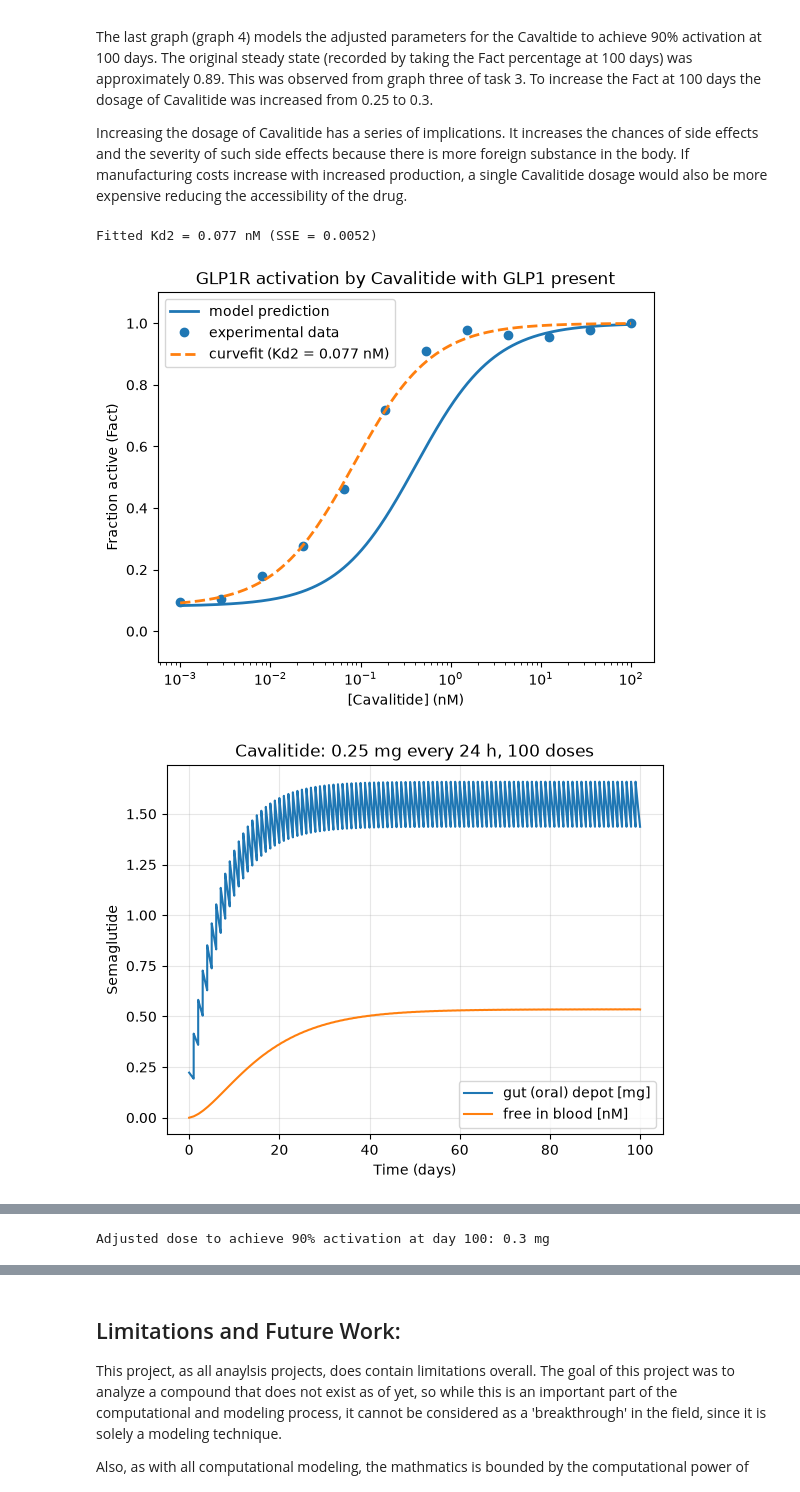
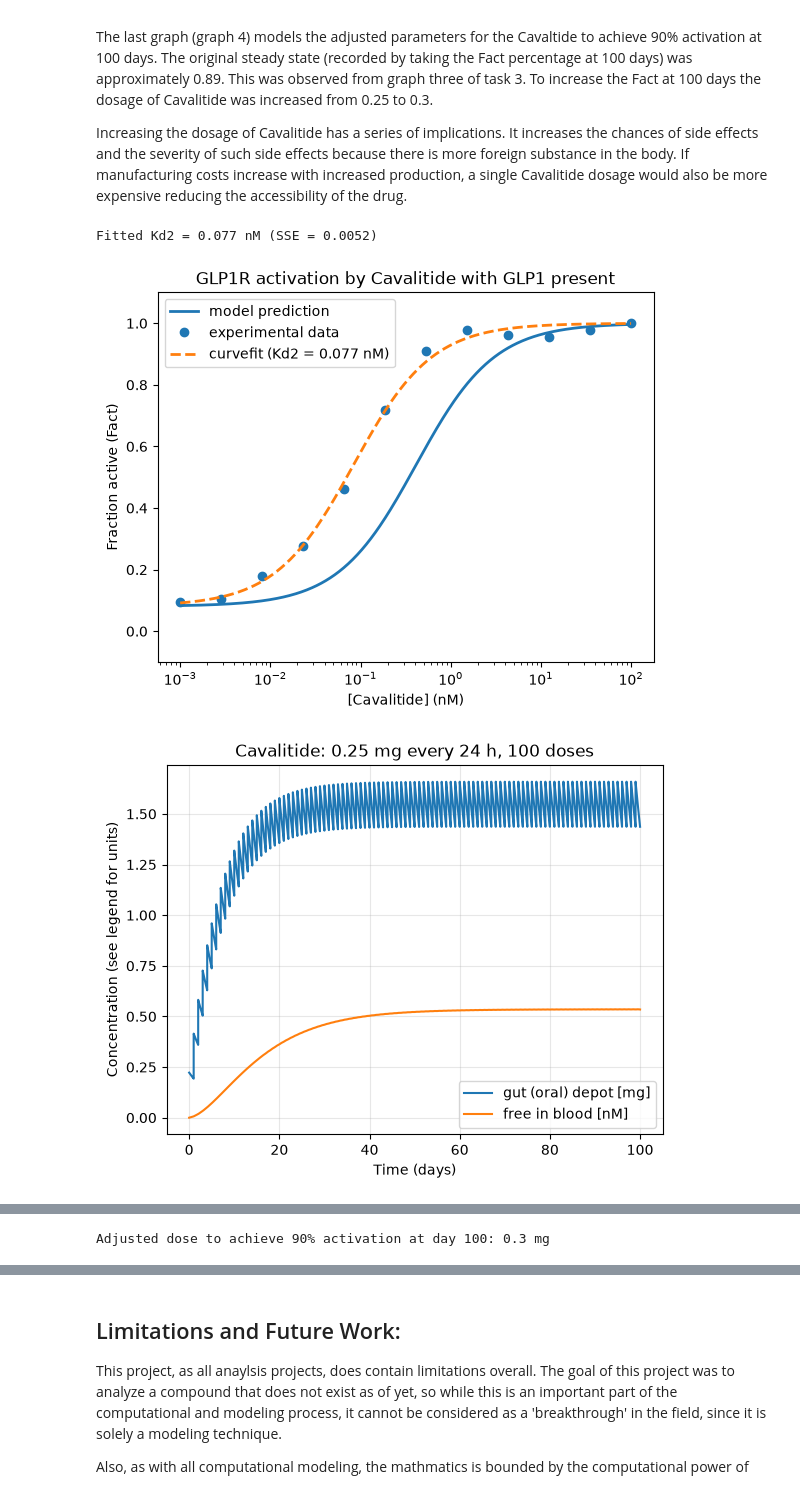
Before and after one commit to LayR451/Module_3, a Jupyter notebook: Module3_Project_Template.ipynb, the cells around one changed output, grey strips where cells are left out. Drawn from its saved outputs; the diff is of its cells as text; code cells hidden in the pictures.

```diff
--- a/Module3_Project_Template.ipynb
+++ b/Module3_Project_Template.ipynb
@@ -475,7 +459,7 @@ t, Asc, Cc, Fact_out = simulate(D, n_doses, interval, dt)
 plt.plot(t / 24, Asc, label=f"{depot} depot [mg]")
 plt.plot(t / 24, Ffree*Cc, label="free in blood [nM]")
 plt.xlabel("Time (days)")
-plt.ylabel("Semaglutide")
+plt.ylabel("Concentration (see legend for units)")
 plt.title(f"{drug}: {D} mg every {interval} h, {n_doses} doses")
 plt.legend()
 plt.grid(alpha=0.3)
@@ -524,34 +508,34 @@ def simulateA(DA, n_doses, interval, dt):
         y_seg = sol.y
 
         t_out.append(t_seg)
         Asc_out.append(y_seg[0])
         Cc_out.append(y_seg[1])
         y = y_seg[:, -1].copy() # carry state into next interval
 
     t2 = np.concatenate(t_out)
     Asc_out2 = np.concatenate(Asc_out)
     Cc_out2 = np.concatenate(Cc_out)
     Cc_nMM2 = Cc_out2 * 1e-3 / MW * 1e9
     L = Ffree*Cc_nMM2 # free semaglutide in blood [nM]
     Fact_out2 = FactC(L, Kd2_fit) # fraction of activated receptors
     return t2, Asc_out2, Cc_nMM2, Fact_out2
 
 t2, Asc2, Cc2, Fact_out2 = simulate(DA, n_doses, interval, dt)
 print(f"Adjusted dose to achieve 90% activation at day 100: {DA} mg")
 #show new graph with adjusted dosage to achieve 90% activation at day 100.
 plt.figure()
 plt.plot(t2 / 24, Fact_out2, label="Fraction of activated receptors")
 plt.xlabel("Time (days)")
 plt.ylabel("Fraction active (Fact)")
 plt.title(f"{drug}: receptor activation over time (with adjusted dose)")
 plt.ylim(0, 1)
 plt.legend()
 plt.grid(alpha=0.3)
 plt.show()
 # %% [output]
 Fitted Kd2 = 0.077 nM (SSE = 0.0052)
 [figure]
-[figure, old version]
+[figure, new version]
 [figure]
 Adjusted dose to achieve 90% activation at day 100: 0.3 mg
 [figure]
```
Also changed, not shown: parts of 10 cells of this notebook.
